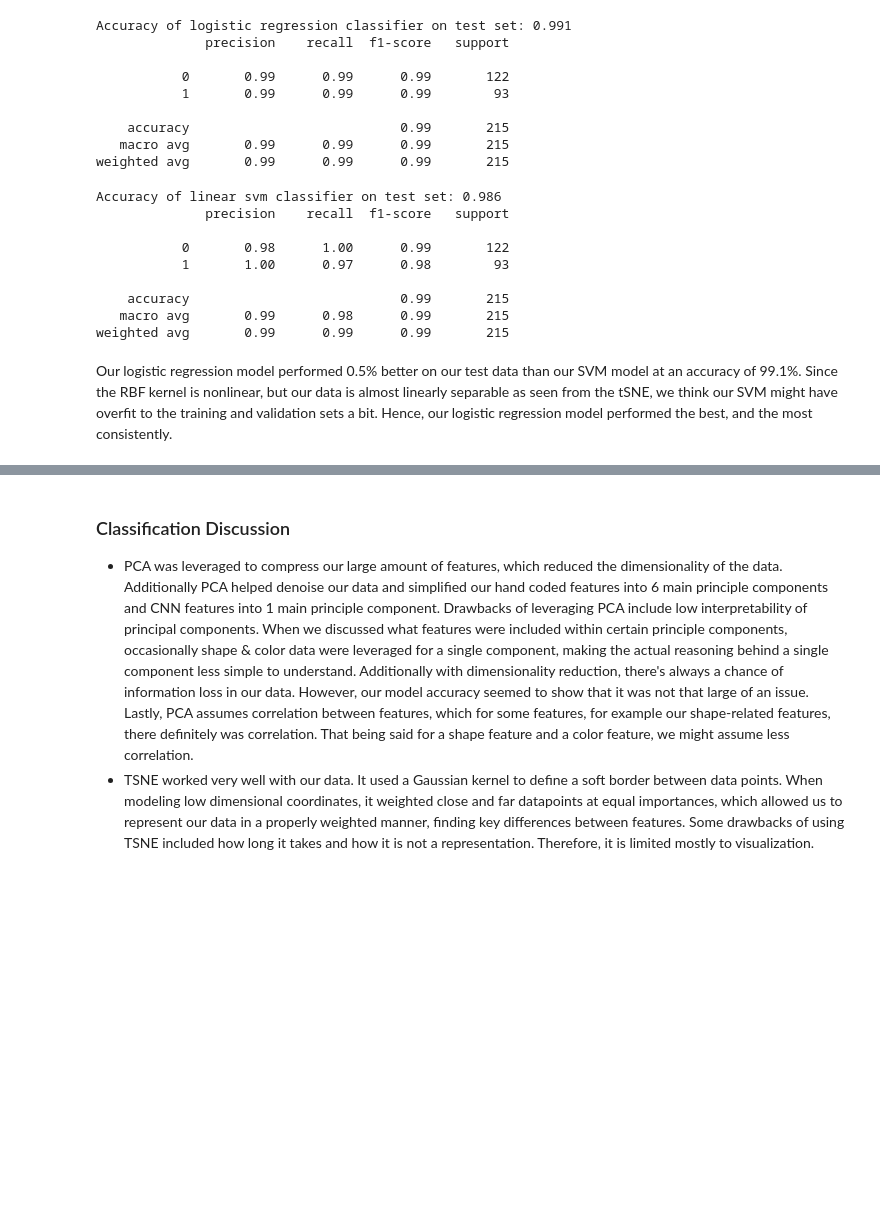
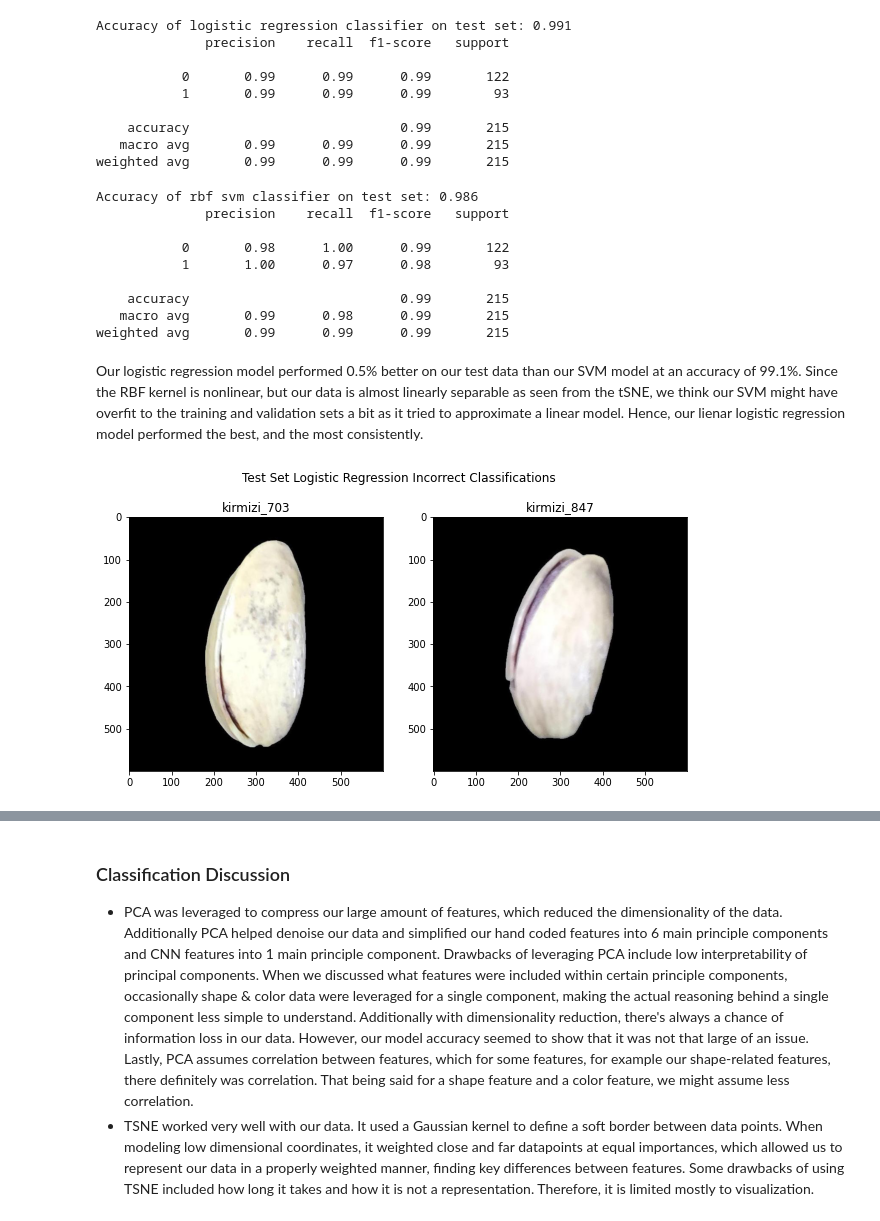
Before and after one commit to bkbormes1/ML_image_feature_processing, a Jupyter notebook: W281_Final_Project_Report.ipynb, the cells around one changed output, grey strips where cells are left out. Drawn from its saved outputs; the diff is of its cells as text; code cells hidden in the pictures; blank space fills up the shorter version.

```diff
--- a/W281_Final_Project_Report.ipynb
+++ b/W281_Final_Project_Report.ipynb
@@ -1048,6 +1079,7 @@ test_logreg_score = logreg.score(X_test_with_cnn, y_test)
 print('Accuracy of logistic regression classifier on test set: {:.3f}'.format(test_logreg_score))
 y_pred = logreg.predict(X_test_with_cnn)
 print(metrics.classification_report(y_test, y_pred))
+test_logreg_incorrect = np.argwhere(y_pred != y_test.values).flatten()
 # %% [output]
 Accuracy of logistic regression classifier on test set: 0.991
               precision    recall  f1-score   support
@@ -1060,11 +1092,12 @@ Accuracy of logistic regression classifier on test set: 0.991
 weighted avg       0.99      0.99      0.99       215
 # %%
 test_svm_score = clf.score(X_test_with_cnn, y_test)
-print('Accuracy of linear svm classifier on test set: {:.3f}'.format(test_svm_score))
+print('Accuracy of rbf svm classifier on test set: {:.3f}'.format(test_svm_score))
 y_pred = clf.predict(X_test_with_cnn)
 print(metrics.classification_report(y_test, y_pred))
+test_svm_incorrect = np.argwhere(y_pred != y_test.values).flatten()
 # %% [output]
-Accuracy of linear svm classifier on test set: 0.986
+Accuracy of rbf svm classifier on test set: 0.986
               precision    recall  f1-score   support
 
            0       0.98      1.00      0.99       122
@@ -1074,4 +1107,13 @@ Accuracy of linear svm classifier on test set: 0.986
    macro avg       0.99      0.98      0.99       215
 weighted avg       0.99      0.99      0.99       215
 # %% [markdown]
-Our logistic regression model performed 0.5% better on our test data than our SVM model at an accuracy of 99.1%. Since the RBF kernel is nonlinear, but our data is almost linearly separable as seen from the tSNE, we think our SVM might have overfit to the training and validation sets a bit.  Hence, our logistic regression model performed the best, and the most consistently.
+Our logistic regression model performed 0.5% better on our test data than our SVM model at an accuracy of 99.1%. Since the RBF kernel is nonlinear, but our data is almost linearly separable as seen from the tSNE, we think our SVM might have overfit to the training and validation sets a bit as it tried to approximate a linear model.  Hence, our lienar logistic regression model performed the best, and the most consistently.
+# %%
+fig, axs = plt.subplots(1,len(test_logreg_incorrect), figsize = (10, 5))
+for n, i in enumerate(test_logreg_incorrect):
+    axs[n].imshow(images[i])
+    axs[n].set_title(csv.filename_camelcase[i][:-4])
+
+_ = plt.suptitle('Test Set Logistic Regression Incorrect Classifications')
+# %% [output]
+[figure, added]
```
Also changed, not shown: parts of 13 cells of this notebook.
